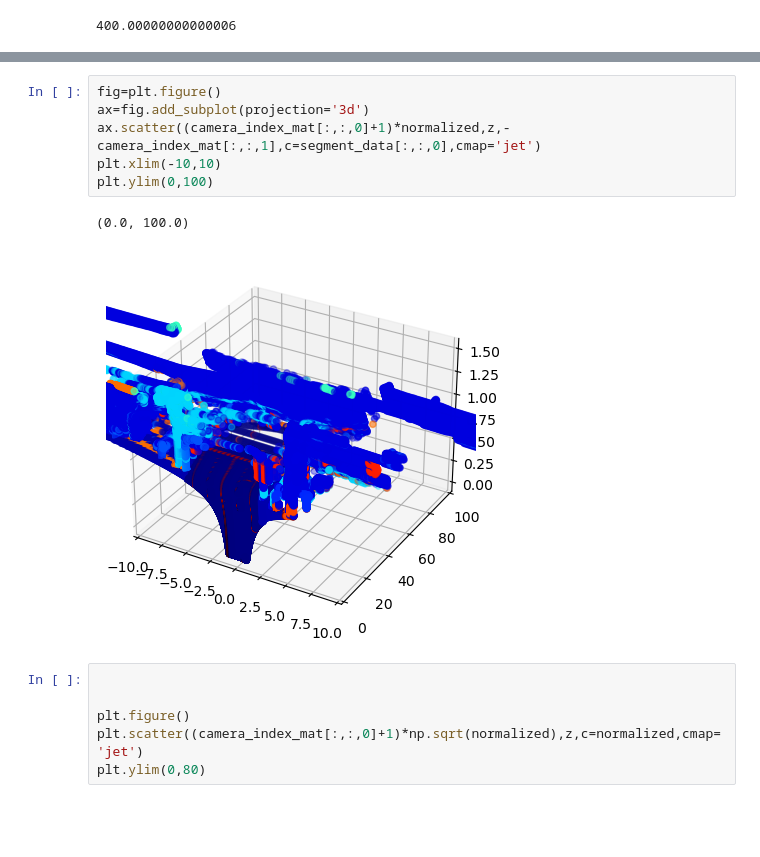
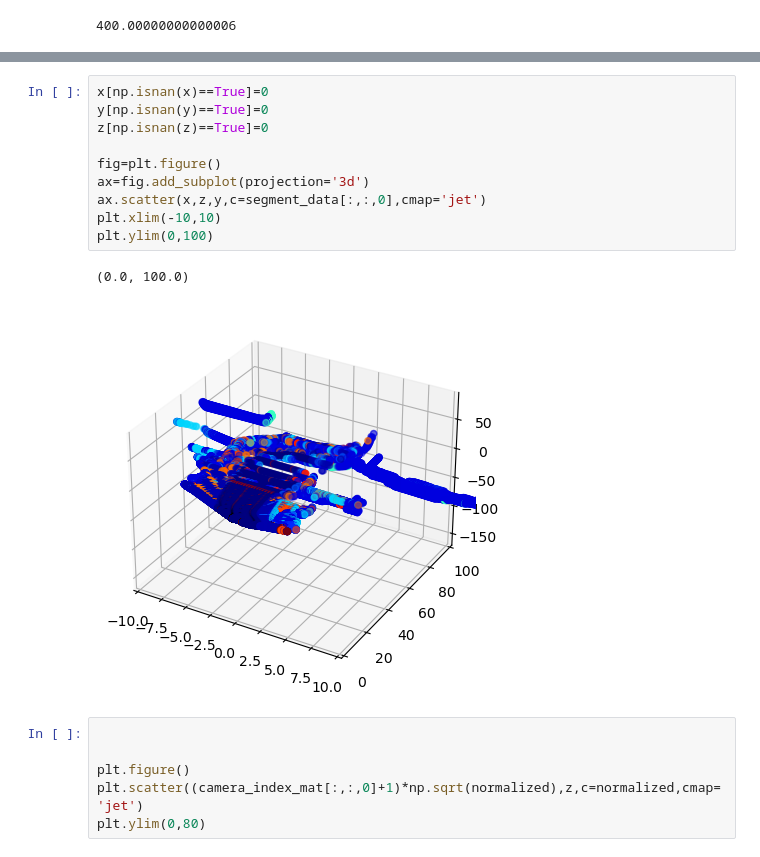
Before and after one commit to Marijn-dev/AI-for-priority-vehicles, a Jupyter notebook: PicToMap.ipynb, the cells around one changed output, grey strips where cells are left out. Saved outputs shown, nothing was run; the diff lists cells and outputs as text; blank space fills up the shorter version.

```diff
--- a/PicToMap.ipynb
+++ b/PicToMap.ipynb
@@ -183,14 +186,18 @@ plt.ylim(0,100)
 (0.0, 100.0)
 [figure]
 # %%
+x[np.isnan(x)==True]=0
+y[np.isnan(y)==True]=0
+z[np.isnan(z)==True]=0
+
 fig=plt.figure()
 ax=fig.add_subplot(projection='3d')
-ax.scatter((camera_index_mat[:,:,0]+1)*normalized,z,-camera_index_mat[:,:,1],c=segment_data[:,:,0],cmap='jet')
+ax.scatter(x,z,y,c=segment_data[:,:,0],cmap='jet')
 plt.xlim(-10,10)
 plt.ylim(0,100)
 # %% [output]
 (0.0, 100.0)
-[figure, old version]
+[figure, new version]
 # %%
 
 
```
Also changed, not shown: parts of 1 cell of this notebook, 1 other file.
